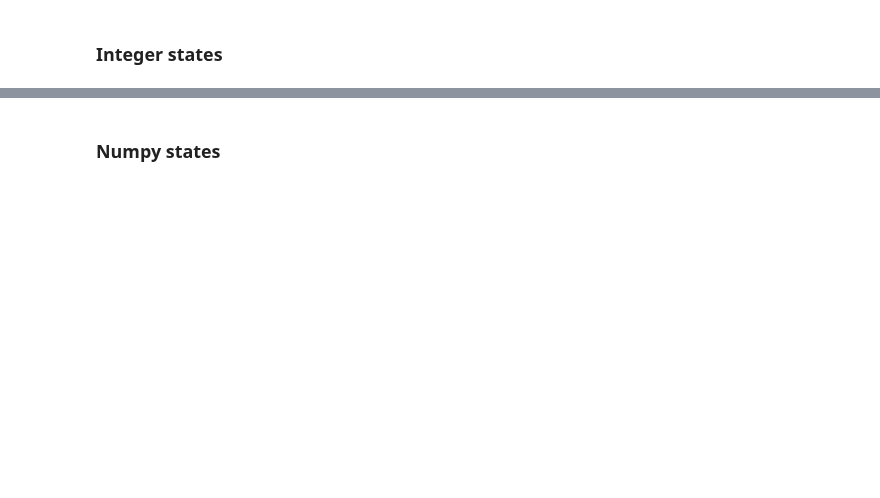
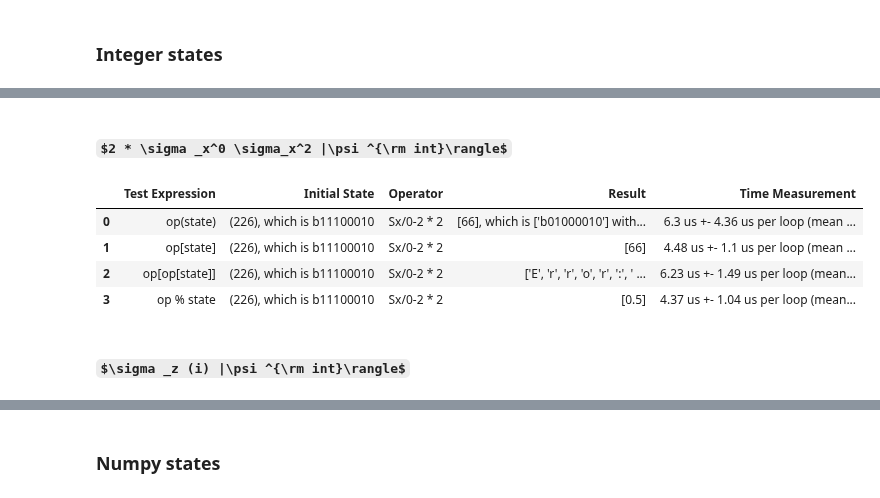
Before and after one commit to makskliczkowski/QuantumEigenSolver, a Jupyter notebook: Python/QES/tests.ipynb, the cells around one changed output, grey strips where cells are left out. Saved outputs shown, nothing was run; the diff lists cells and outputs as text; code cells hidden in the pictures; some formulas as TeX source; blank space fills up the shorter version.

```diff
--- a/Python/QES/tests.ipynb
+++ b/Python/QES/tests.ipynb
@@ -460,0 +531,12 @@ ham.add(
+# %% [markdown]
+##### $2 * \sigma _x^0 \sigma_x^2 |\psi ^{\rm int}\rangle$
+# %%
+out = test_operators(sig_x_2, int_state, ns = lat.ns, output_format='tabs')
+# %% [output]
+|  | Test Expression | Initial State | Operator | Result | Time Measurement |
+| 0 | op(state) | (226), which is b11100010 | Sx/0-2 * 2 | [66], which is ['b01000010'] with... | 6.3 us +- 4.36 us per loop (mean ... |
+| 1 | op[state] | (226), which is b11100010 | Sx/0-2 * 2 | [66] | 4.48 us +- 1.1 us per loop (mean ... |
+| 2 | op[op[state]] | (226), which is b11100010 | Sx/0-2 * 2 | ['E', 'r', 'r', 'o', 'r', ':', ' ... | 6.23 us +- 1.49 us per loop (mean... |
+| 3 | op % state | (226), which is b11100010 | Sx/0-2 * 2 | [0.5] | 4.37 us +- 1.04 us per loop (mean... |
+# %% [markdown]
+##### $\sigma _z (i) |\psi ^{\rm int}\rangle$
```
Also changed, not shown: parts of 36 cells of this notebook, 5 other files.
